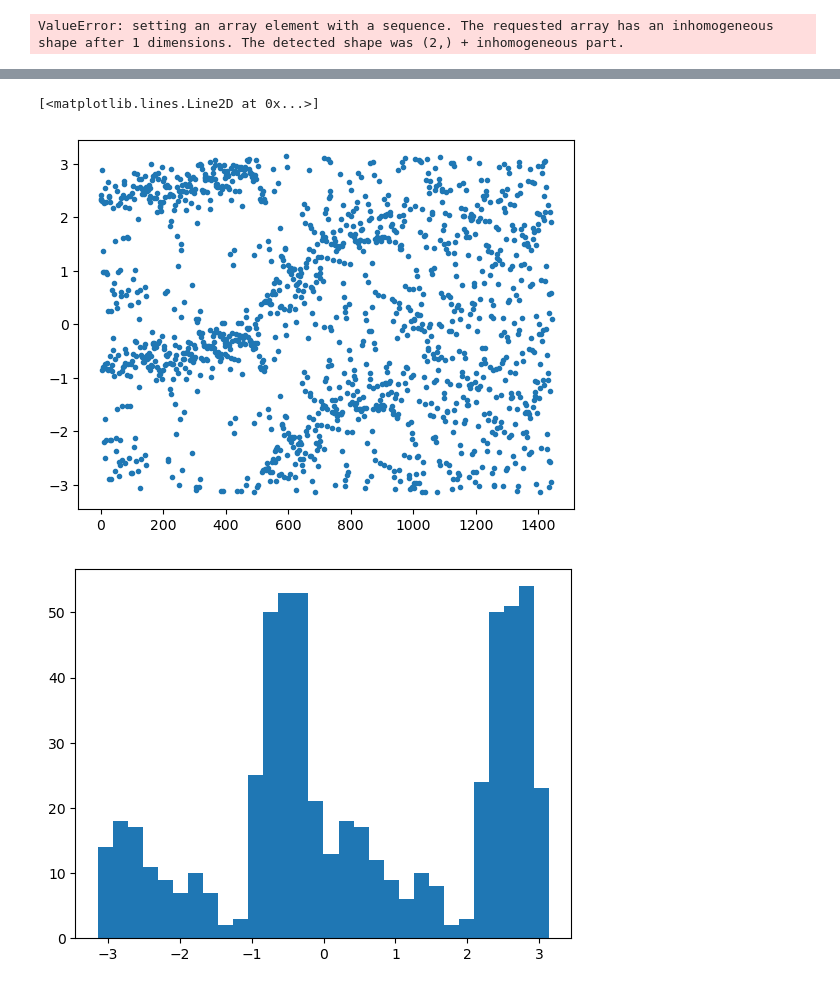
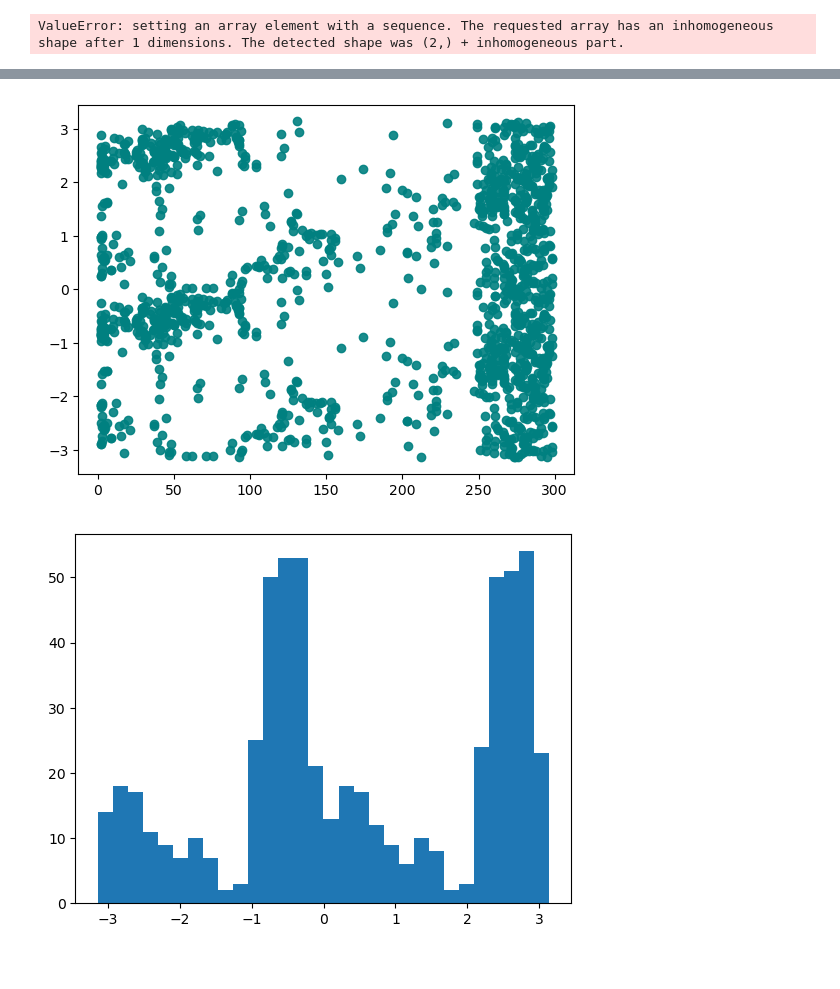
Before and after one commit to JakobSchauser/Thesis, a Jupyter notebook: CompareToData/Rosettes/CompareRosettes.ipynb, the cells around one changed output, grey strips where cells are left out. Drawn from its saved outputs; the diff is of its cells as text; code cells hidden in the pictures.

```diff
--- a/CompareToData/Rosettes/CompareRosettes.ipynb
+++ b/CompareToData/Rosettes/CompareRosettes.ipynb
@@ -60,0 +90,2 @@ plt.plot(counts.sum(axis=1)[2:])
+# %%
+vecs_between = [np.array(v) for v in vecs_between]
@@ -61,12 +112,23 @@ plt.plot(counts.sum(axis=1)[2:])
 # %%
-xx, yy, zz = vecs_between.T
-usable = np.abs(zz) > np.abs(yy)
+
+def get_angle(vecs):
+    if len(vecs) == 0:
+        return []
+    xx, yy, zz = vecs.T
+
+    return np.arctan2(zz, xx)
+
+angles = [get_angle(v) for v in vecs_between]
+
+# usable = np.abs(zz) > np.abs(yy)
 # angles = np.arctan2(zz[usable], xx[usable])
-angles = np.arctan2(zz, xx)
-plt.plot((angles),'.')
+for i in range(len(angles)):
+    if len(angles[i]) == 0:
+        angles[i] = np.nan
+    else:
+        plt.plot([i]*len(angles[i]), angles[i], 'o', alpha = 0.9, c='teal')
 # %% [output]
-[<matplotlib.lines.Line2D at 0x...>]
-[figure, old version]
+[figure, new version]
 # %%
 plt.hist(angles[:600], bins=30)
 plt.show()
```
Also changed, not shown: parts of 5 cells of this notebook, 19 other files.
